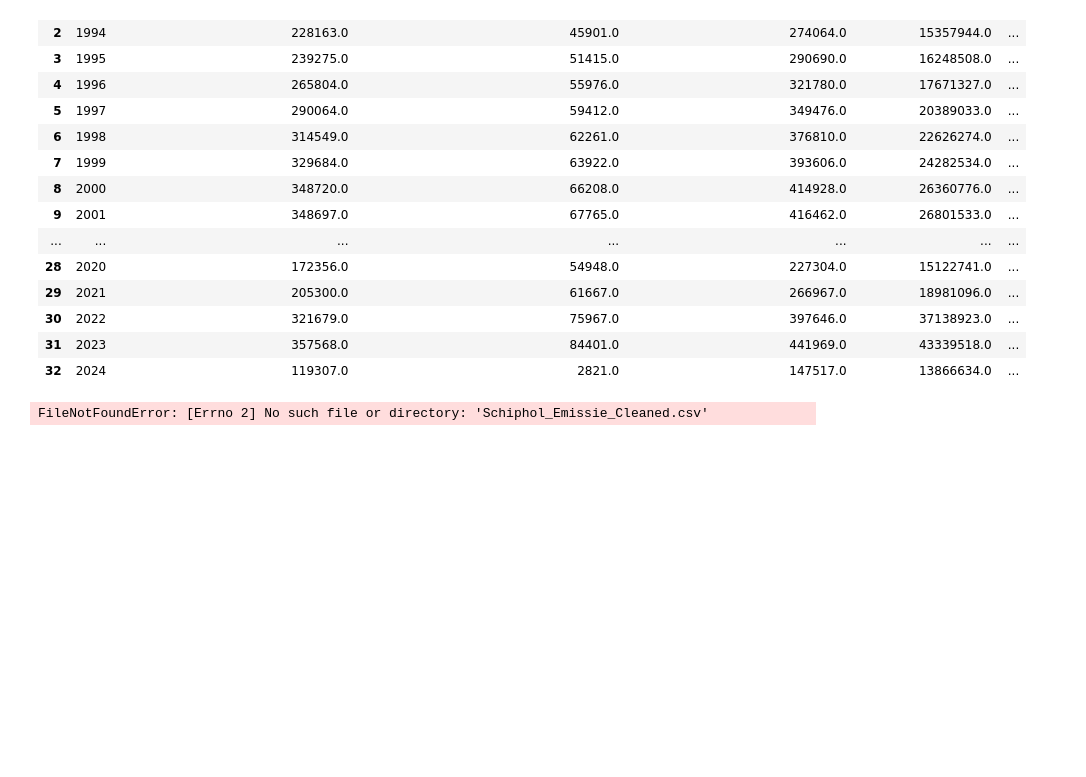
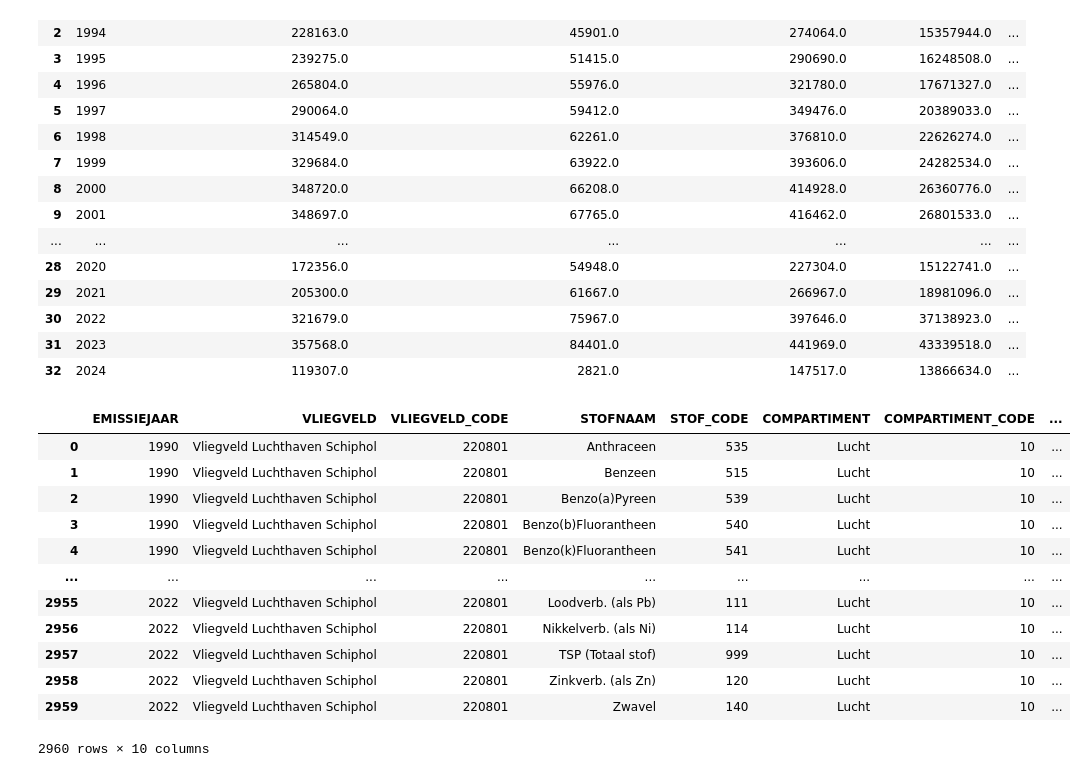
Before and after one commit to RISE020/InfoVis, a Jupyter notebook: _build/jupyter_execute/notebooks/dataset-preprocessing.ipynb, the cells around one changed output. Cells and saved outputs as stored; diff of their text form; code cells hidden in the pictures; blank space fills up the shorter version.

```diff
--- a/_build/jupyter_execute/notebooks/dataset-preprocessing.ipynb
+++ b/_build/jupyter_execute/notebooks/dataset-preprocessing.ipynb
@@ -101,9 +101,21 @@ df_yearly
 # %%
 # Load the cleaned Schiphol Emissie dataset
 
-df_emission = pd.read_csv("Schiphol_Emissie_Cleaned.csv")
+df_emission = pd.read_csv("../notebooks/cache/Schiphol_Emissie_Cleaned.csv")
 df_emission
 
 # https://www.emissieregistratie.nl/data/vliegvelden
 # %% [output]
+|  | EMISSIEJAAR | VLIEGVELD | VLIEGVELD_CODE | STOFNAAM | STOF_CODE | COMPARTIMENT | COMPARTIMENT_CODE | ... |
+| 0 | 1990 | Vliegveld Luchthaven Schiphol | 220801 | Anthraceen | 535 | Lucht | 10 | ... |
+| 1 | 1990 | Vliegveld Luchthaven Schiphol | 220801 | Benzeen | 515 | Lucht | 10 | ... |
+| 2 | 1990 | Vliegveld Luchthaven Schiphol | 220801 | Benzo(a)Pyreen | 539 | Lucht | 10 | ... |
+| 3 | 1990 | Vliegveld Luchthaven Schiphol | 220801 | Benzo(b)Fluorantheen | 540 | Lucht | 10 | ... |
+| 4 | 1990 | Vliegveld Luchthaven Schiphol | 220801 | Benzo(k)Fluorantheen | 541 | Lucht | 10 | ... |
+| ... | ... | ... | ... | ... | ... | ... | ... | ... |
+| 2955 | 2022 | Vliegveld Luchthaven Schiphol | 220801 | Loodverb. (als Pb) | 111 | Lucht | 10 | ... |
+| 2956 | 2022 | Vliegveld Luchthaven Schiphol | 220801 | Nikkelverb. (als Ni) | 114 | Lucht | 10 | ... |
+| 2957 | 2022 | Vliegveld Luchthaven Schiphol | 220801 | TSP (Totaal stof) | 999 | Lucht | 10 | ... |
+| 2958 | 2022 | Vliegveld Luchthaven Schiphol | 220801 | Zinkverb. (als Zn) | 120 | Lucht | 10 | ... |
+| 2959 | 2022 | Vliegveld Luchthaven Schiphol | 220801 | Zwavel | 140 | Lucht | 10 | ... |
-FileNotFoundError: [Errno 2] No such file or directory: 'Schiphol_Emissie_Cleaned.csv'
+2960 rows × 10 columns
```
Also changed, not shown: 32 other files.
